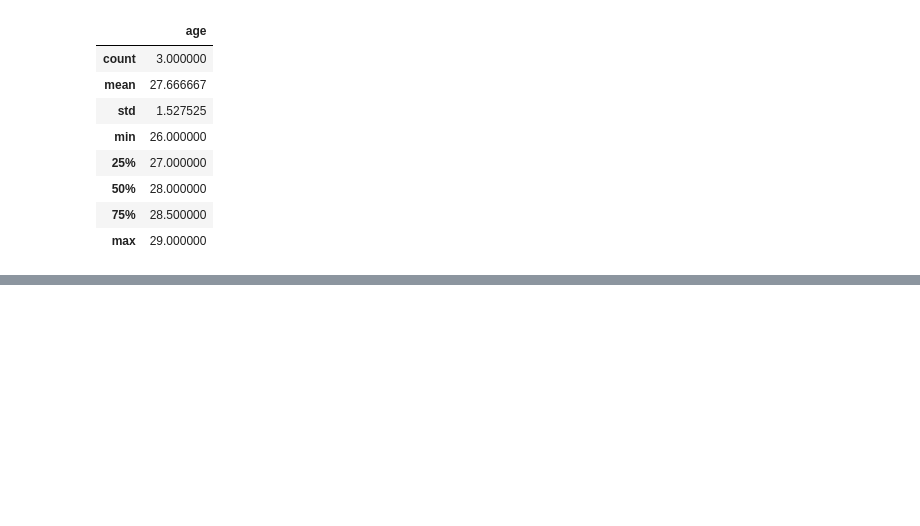
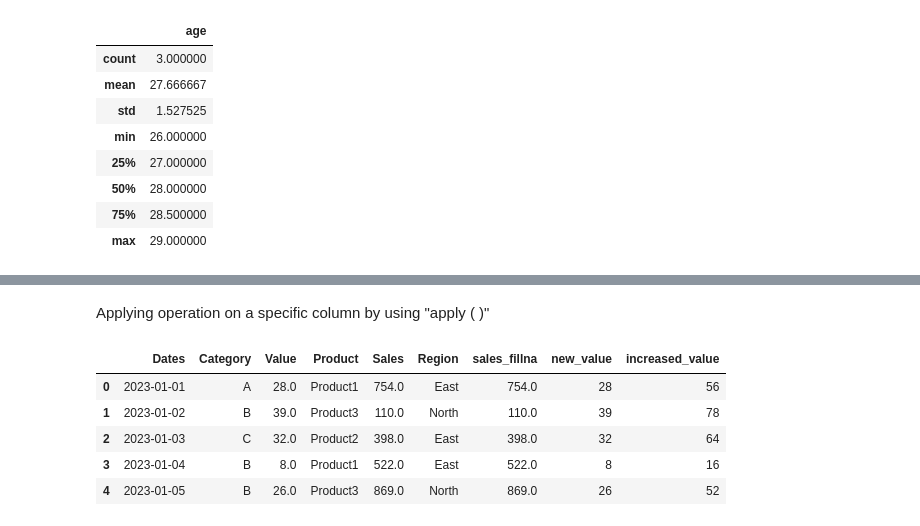
Before and after one commit to Istiakmondol/Python, a Jupyter notebook: Basics Programming/Pandas/pandas.ipynb, the cells around one changed output, grey strips where cells are left out. Saved outputs shown, nothing was run; the diff lists cells and outputs as text; code cells hidden in the pictures; blank space fills up the shorter version.

Commit message:
hands on data manipulation

```diff
--- a/Basics Programming/Pandas/pandas.ipynb
+++ b/Basics Programming/Pandas/pandas.ipynb
@@ -366,0 +377,11 @@ dtype: object
+# %%
+import pandas as pd
+df=pd.read_csv('sales_data.csv')
+# Fetch the first five rows
+df.head(5)
+# Fetch the Last five rows
+df.tail(5)
+#Statistical Summary
+df.describe()
+#Data Types
+df.dtypes
@@ -366,0 +411,3 @@ dtype: object
+# %%
+df['sales_fillna']=df['Sales'].fillna(df['Sales'].mean())
+df.head(5)
@@ -366,0 +423,3 @@ dtype: object
+# %%
+df=df.rename(columns={'Date':'Dates'})
+df.head(5)
@@ -366,0 +435,3 @@ dtype: object
+# %%
+df['new_value']=df['Value'].fillna(df['Value'].mean()).astype(int)
+df.head(5)
@@ -366,0 +445,12 @@ dtype: object
+# %% [markdown]
+Applying operation on a specific column by using "apply ( )"
+# %%
+df['increased_value']=df['Value'].fillna(df['Value'].mean()).apply(lambda x:x*2).astype(int)
+df.head(5)
+# %% [output]
+|  | Dates | Category | Value | Product | Sales | Region | sales_fillna | new_value | increased_value |
+| 0 | 2023-01-01 | A | 28.0 | Product1 | 754.0 | East | 754.0 | 28 | 56 |
+| 1 | 2023-01-02 | B | 39.0 | Product3 | 110.0 | North | 110.0 | 39 | 78 |
+| 2 | 2023-01-03 | C | 32.0 | Product2 | 398.0 | East | 398.0 | 32 | 64 |
+| 3 | 2023-01-04 | B | 8.0 | Product1 | 522.0 | East | 522.0 | 8 | 16 |
+| 4 | 2023-01-05 | B | 26.0 | Product3 | 869.0 | North | 869.0 | 26 | 52 |
```
Also changed, not shown: parts of 39 cells of this notebook.
